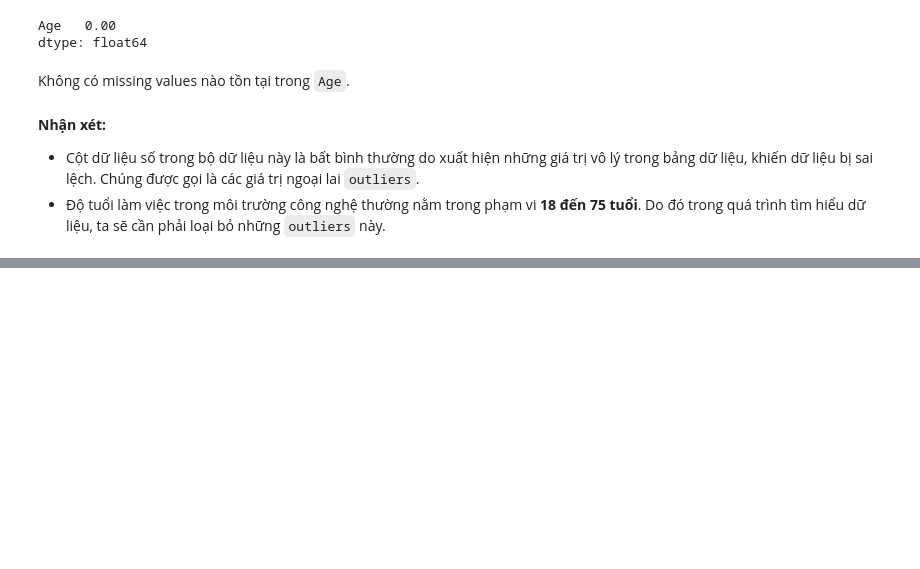
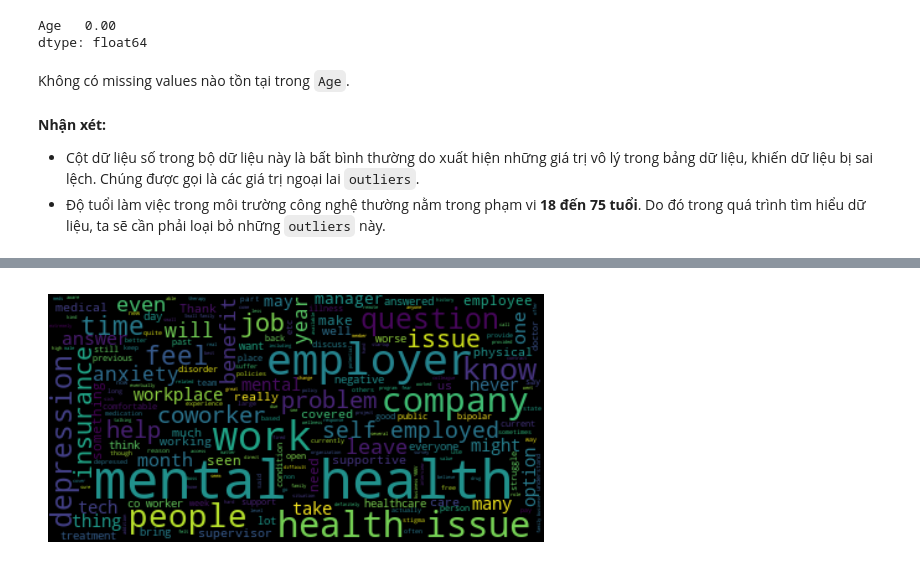
Before and after one commit to cheesepp/P4DS_FinalProject, a Jupyter notebook: Preprocess.ipynb, the cells around one changed output, grey strips where cells are left out. Saved outputs shown, nothing was run; the diff lists cells and outputs as text; code cells hidden in the pictures; blank space fills up the shorter version.

```diff
--- a/Preprocess.ipynb
+++ b/Preprocess.ipynb
@@ -89,0 +216,3 @@ Không có missing values nào tồn tại trong `Age`.
+# %%
+raw_df.drop(columns = ['state'], inplace = True)
+raw_df.head(10)
@@ -89,0 +234,3 @@ Không có missing values nào tồn tại trong `Age`.
+# %%
+raw_df['self_employed'] = raw_df['self_employed'].fillna(raw_df['self_employed'].mode().values[0])
+raw_df['work_interfere'] = raw_df['work_interfere'].fillna(raw_df['work_interfere'].mode().values[0])
@@ -89,0 +241,9 @@ Không có missing values nào tồn tại trong `Age`.
+# %%
+text = ' '.join(comment for comment in raw_df['comments'].dropna())
+
+wordcloud = WordCloud(colormap = 'viridis').generate(text)
+plt.imshow(wordcloud, interpolation = 'bilinear')
+plt.axis('off')
+plt.show()
+# %% [output]
+[figure, added]
```
Also changed, not shown: parts of 23 cells of this notebook.
